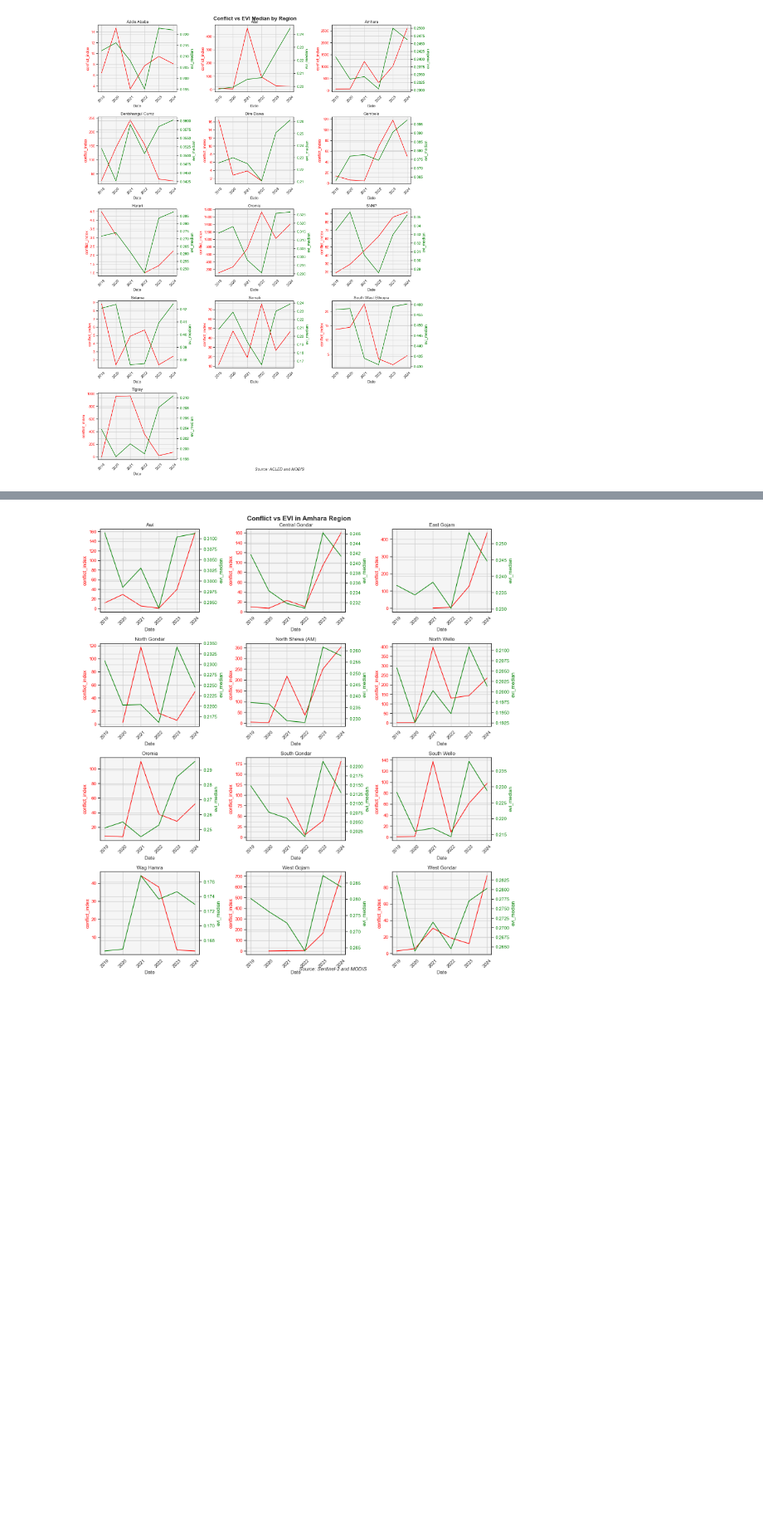
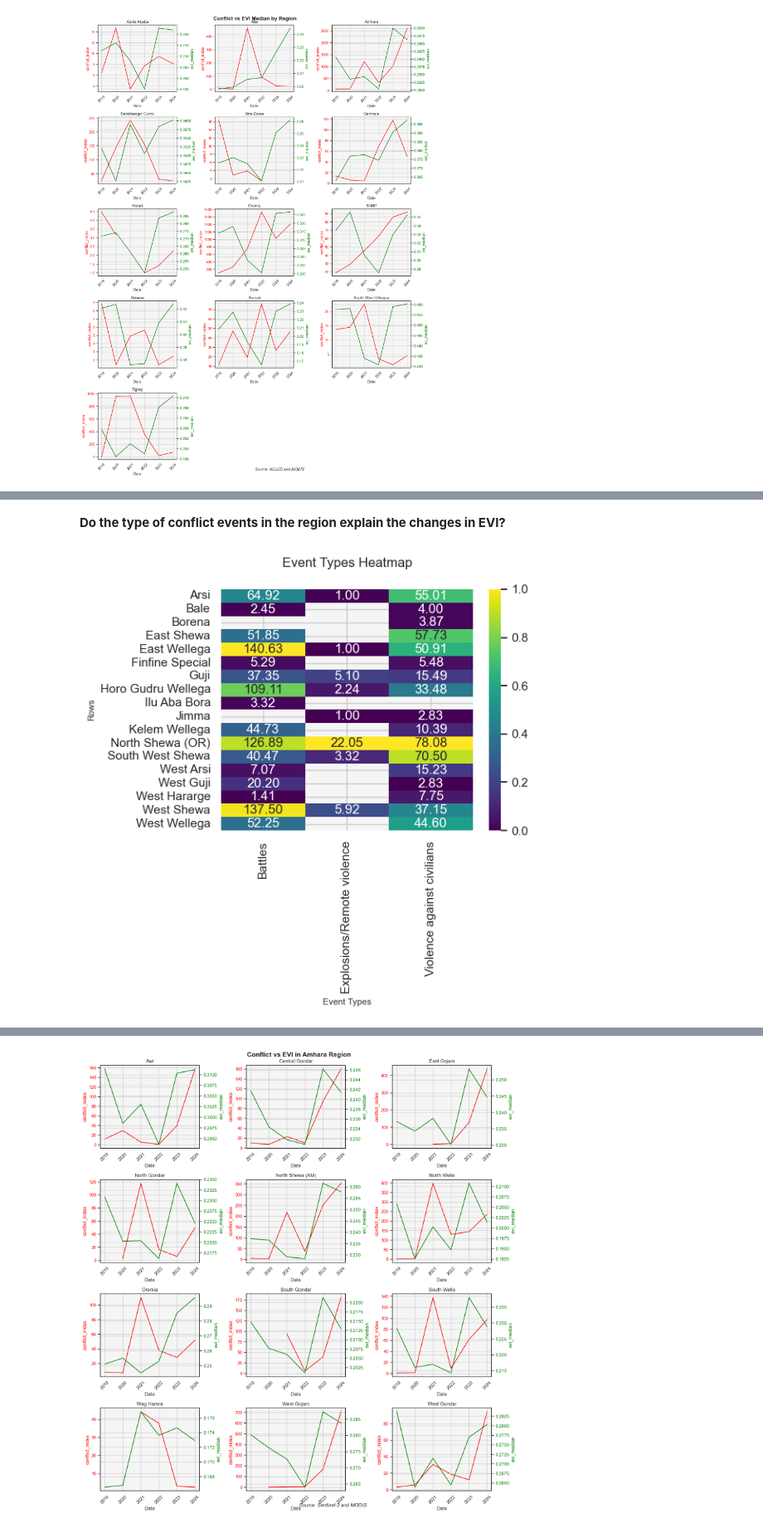
Before and after one commit to datapartnership/ethiopia-economic-monitoring, a Jupyter notebook: _sources/notebooks/combined_stats/summary_stats.ipynb, the cells around one changed output, grey strips where cells are left out. Shown at 83% size. Saved outputs shown, nothing was run; the diff lists cells and outputs as text; code cells hidden in the pictures; blank space fills up the shorter version.

```diff
--- a/_sources/notebooks/combined_stats/summary_stats.ipynb
+++ b/_sources/notebooks/combined_stats/summary_stats.ipynb
@@ -536,0 +527,41 @@ merged_adm2_annual = pd.merge(merged_adm2_annual, evi_adm2_annual, on=['date', '
+# %%
+conflict_adm2_events = acled_conflict_analysis.processing.get_acled_by_admin(eth_adm2, conflict, ['ADM1_EN', 'ADM2_EN', 'event_type'], freq='YS')
+df = conflict_adm2_events[(conflict_adm2_events['ADM1_EN'] == 'Oromia')&(conflict_adm2_events['event_date']=='2024-01-01')].groupby(['ADM1_EN','ADM2_EN', 'event_type', 'event_date']).sum().reset_index()
+df = get_conflict_index(df)
+df = df.pivot(index=['ADM1_EN', 'ADM2_EN', 'event_date'], columns='event_type', values='conflict_index').reset_index()
+df.drop(columns=[ 'event_date', 'ADM1_EN', 'Riots'], inplace=True)
+df.set_index(['ADM2_EN'], inplace=True)
+#sns.heatmap(df, annot=True, fmt='.2f', cmap='coolwarm', linewidths=.5, cbar_kws={"shrink": .8})
+# %% [markdown]
+**Do the type of conflict events in the region explain the changes in EVI?**
+# %%
+import pandas as pd
+import matplotlib.pyplot as plt
+import seaborn as sns
+import numpy as np
+
+# Select the event type columns
+event_columns = ['Battles', 'Explosions/Remote violence',
+                 'Violence against civilians']
+
+# Use the dataframe as is, just select the numeric columns
+df_heatmap = df[event_columns]
+
+# Normalize each column separately (0-1 scale per column)
+df_normalized = df_heatmap.apply(lambda x: (x - x.min()) / (x.max() - x.min()) if x.max() != x.min() else 0)
+
+# Create the heatmap with per-column normalization
+plt.figure(figsize=(6, 6))
+sns.heatmap(df_normalized,
+            annot=df_heatmap,  # Show original values as annotations
+            cmap='viridis',  # Color scheme
+            fmt='0.2f',  # Integer format for annotations
+            )
+
+plt.title('Event Types Heatmap', fontsize=12, pad=20)
+plt.xlabel('Event Types', fontsize=8)
+plt.ylabel('Rows', fontsize=8)
+plt.tight_layout()
+plt.show()
+# %% [output]
+[figure, added]
```
Also changed, not shown: parts of 18 cells of this notebook, 50 other files.
